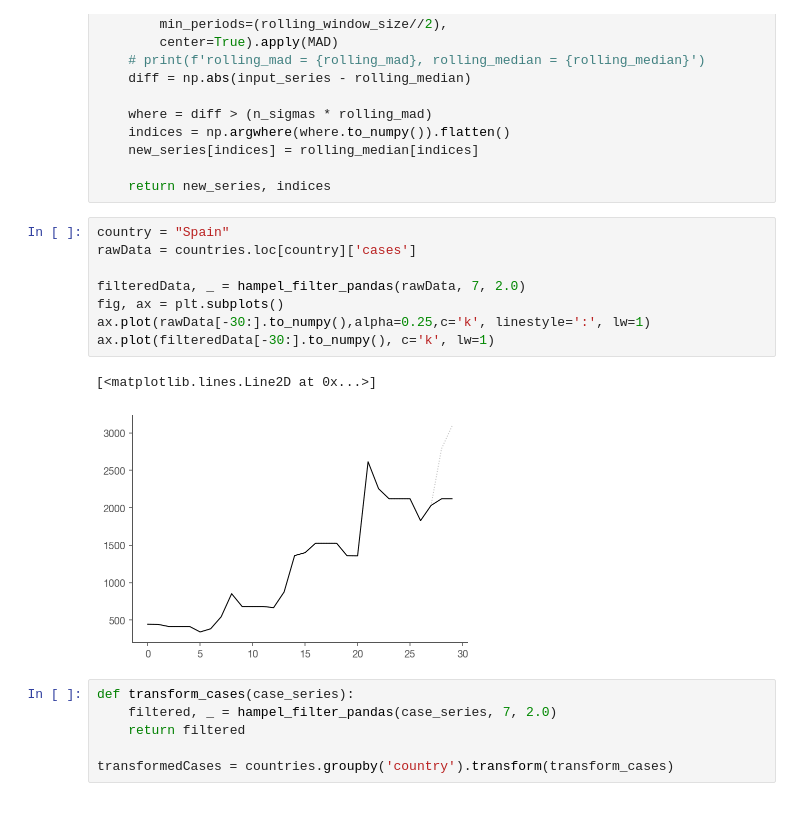
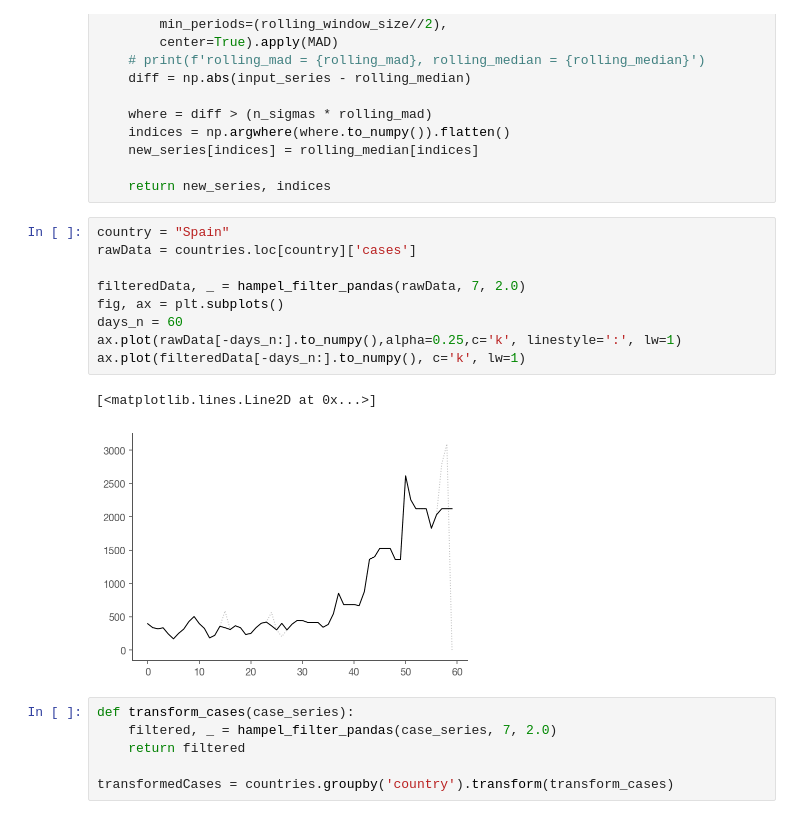
Before and after one commit to gkossakowski/covid-19, a Jupyter notebook: Realtime Rt mcmc.ipynb, the cells around one changed output. Drawn from its saved outputs; the diff is of its cells as text.

Commit message:
August 2 data

```diff
--- a/Realtime Rt mcmc.ipynb
+++ b/Realtime Rt mcmc.ipynb
@@ -202,14 +202,15 @@ def hampel_filter_pandas(input_series, window_size, n_sigmas=3.0):
 # %%
 country = "Spain"
 rawData = countries.loc[country]['cases']
 
 filteredData, _ = hampel_filter_pandas(rawData, 7, 2.0)
 fig, ax = plt.subplots()
-ax.plot(rawData[-30:].to_numpy(),alpha=0.25,c='k', linestyle=':', lw=1)
-ax.plot(filteredData[-30:].to_numpy(), c='k', lw=1)
+days_n = 60
+ax.plot(rawData[-days_n:].to_numpy(),alpha=0.25,c='k', linestyle=':', lw=1)
+ax.plot(filteredData[-days_n:].to_numpy(), c='k', lw=1)
 # %% [output]
 [<matplotlib.lines.Line2D at 0x...>]
-[figure, old version]
+[figure, new version]
 # %%
 def transform_cases(case_series):
     filtered, _ = hampel_filter_pandas(case_series, 7, 2.0)
```
Also changed, not shown: parts of 12 cells of this notebook, 2 other files.
